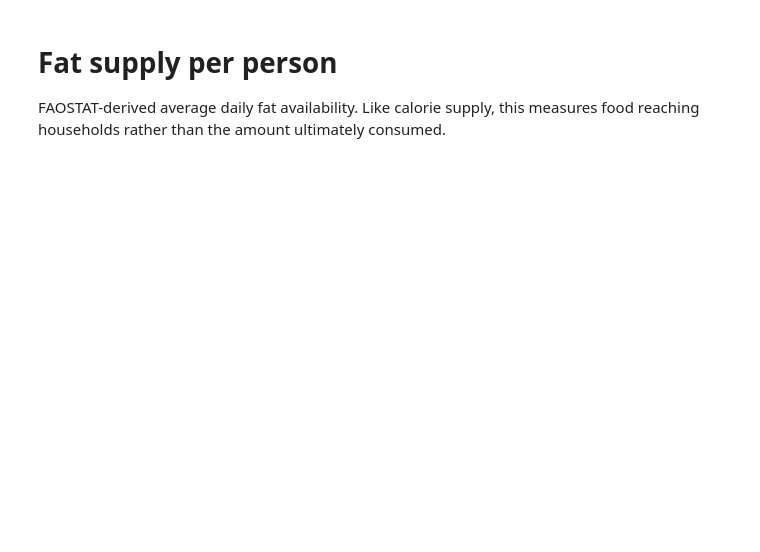
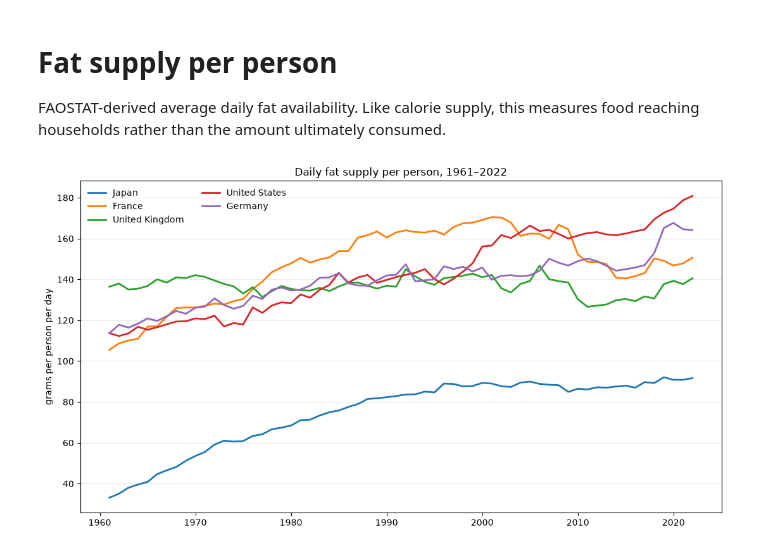
Before and after one commit to ruinivist/an-analysis-on-food-intake, a Jupyter notebook: food-intake.ipynb, the cells around one changed output. Drawn from its saved outputs; the diff is of its cells as text; code cells hidden in the pictures; blank space fills up the shorter version.

```diff
--- a/food-intake.ipynb
+++ b/food-intake.ipynb
@@ -157,23 +161,25 @@ FAOSTAT-derived average daily fat availability. Like calorie supply, this measur
 # %%
 fat_url = "https://ourworldindata.org/grapher/daily-per-capita-fat-supply.csv?v=1&csvType=full&useColumnShortNames=false"
 fat_raw = pd.read_csv(
     fat_url, storage_options={"User-Agent": "food-intake-analysis/0.1"}
 )
 fat_supply = (
     fat_raw.loc[fat_raw["Entity"].isin(countries)]
     .pivot(index="Year", columns="Entity", values="Daily fat supply")
     .dropna(subset=countries)
 )
 assert list(fat_supply.columns.sort_values()) == sorted(countries)
 
 ax = fat_supply[countries].plot(figsize=(11, 6), linewidth=2)
 ax.set(
-    title=f"Daily fat supply per person, {fat_supply.index.min()}–{fat_supply.index.max()}",
+    title=f"Daily fat supply per person, {fat_supply.index.min()}-{fat_supply.index.max()}",
     xlabel="",
     ylabel="grams per person per day",
 )
 ax.grid(axis="y", alpha=0.25)
 ax.legend(title=None, ncol=2, frameon=False)
 plt.tight_layout()
 plt.savefig("fat-supply.png", dpi=180, bbox_inches="tight")
 plt.show()
+# %% [output]
+[figure, added]
```
Also changed, not shown: parts of 3 cells of this notebook.
